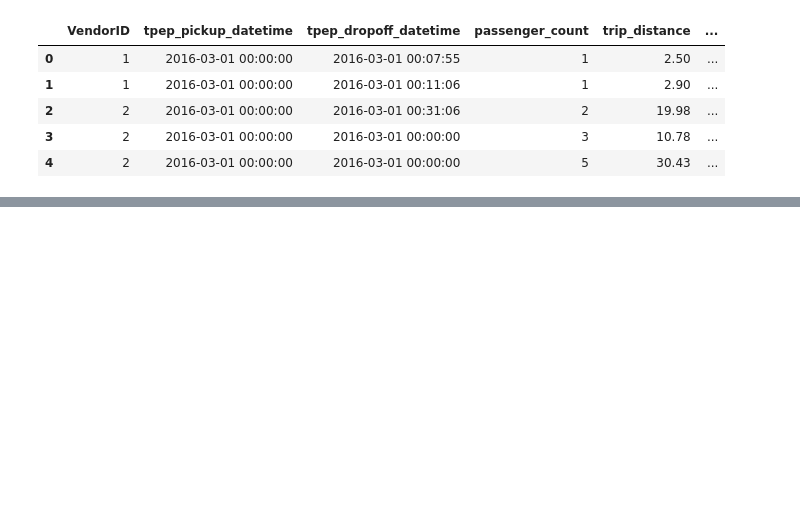
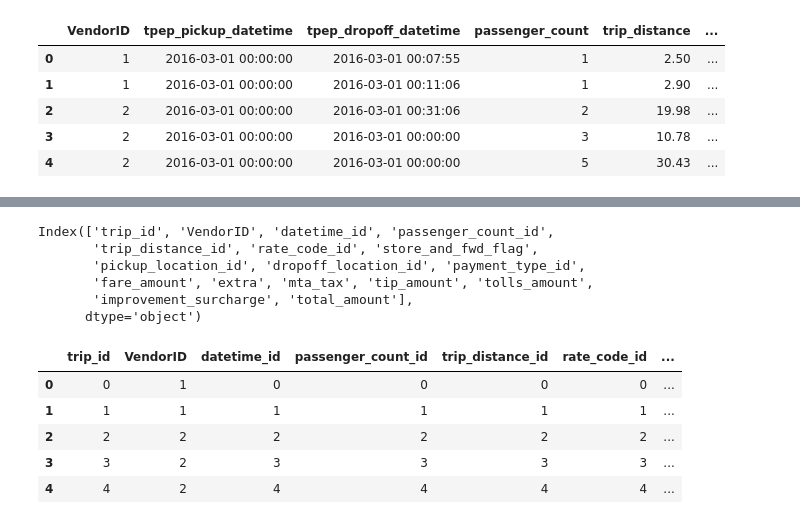
Before and after one commit to jaylai28/Uber-Project, a Jupyter notebook: data_transformation.ipynb, the cells around one changed output, grey strips where cells are left out. Cells and saved outputs as stored; diff of their text form; code cells hidden in the pictures; blank space fills up the shorter version.

```diff
--- a/data_transformation.ipynb
+++ b/data_transformation.ipynb
@@ -13,0 +164,17 @@ df.head()
+# %%
+rate_code_type = {1: "Standard rate"
+                 ,2: "JFK"
+                 ,3: "Newark"
+                 ,4: "Nassau or Westchester"
+                 ,5: "Negotiated fare"
+                 ,6: "Group ride"
+}
+
+rate_code_dim = df[['RatecodeID']].reset_index(drop=True)
+rate_code_dim['rate_code_id'] = rate_code_dim.index
+rate_code_dim['rate_code_name'] = rate_code_dim['RatecodeID'].map(rate_code_type)
+rate_code_dim = rate_code_dim[["rate_code_id"
+                                    ,"RatecodeID"
+                                    ,"rate_code_name"]]
+
+rate_code_dim.head()
@@ -13,0 +188,40 @@ df.head()
+# %%
+passenger_count_dim = df[['passenger_count']].reset_index(drop=True)
+passenger_count_dim['passenger_count_id'] = passenger_count_dim.index
+passenger_count_dim = passenger_count_dim[['passenger_count_id'
+                                            ,'passenger_count']]
+
+trip_distance_dim = df[['trip_distance']].reset_index(drop=True)
+trip_distance_dim['trip_distance_id'] = trip_distance_dim.index
+trip_distance_dim = trip_distance_dim[['trip_distance_id'
+                                        ,'trip_distance']]
+# %%
+fact_table = df.merge(passenger_count_dim, left_on='trip_id', right_on='passenger_count_id') \
+             .merge(trip_distance_dim, left_on='trip_id', right_on='trip_distance_id') \
+             .merge(rate_code_dim, left_on='trip_id', right_on='rate_code_id') \
+             .merge(pickup_location_dim, left_on='trip_id', right_on='pickup_location_id') \
+             .merge(dropoff_location_dim, left_on='trip_id', right_on='dropoff_location_id')\
+             .merge(datetime_dim, left_on='trip_id', right_on='datetime_id') \
+             .merge(payment_type_dim, left_on='trip_id', right_on='payment_type_id') \
+             [['trip_id','VendorID', 'datetime_id', 'passenger_count_id',
+               'trip_distance_id', 'rate_code_id', 'store_and_fwd_flag', 'pickup_location_id', 'dropoff_location_id',
+               'payment_type_id', 'fare_amount', 'extra', 'mta_tax', 'tip_amount', 'tolls_amount',
+               'improvement_surcharge', 'total_amount']]
+# %%
+fact_table.columns
+# %% [output]
+Index(['trip_id', 'VendorID', 'datetime_id', 'passenger_count_id',
+       'trip_distance_id', 'rate_code_id', 'store_and_fwd_flag',
+       'pickup_location_id', 'dropoff_location_id', 'payment_type_id',
+       'fare_amount', 'extra', 'mta_tax', 'tip_amount', 'tolls_amount',
+       'improvement_surcharge', 'total_amount'],
+      dtype='object')
+# %%
+fact_table.head()
+# %% [output]
+|  | trip_id | VendorID | datetime_id | passenger_count_id | trip_distance_id | rate_code_id | ... |
+| 0 | 0 | 1 | 0 | 0 | 0 | 0 | ... |
+| 1 | 1 | 1 | 1 | 1 | 1 | 1 | ... |
+| 2 | 2 | 2 | 2 | 2 | 2 | 2 | ... |
+| 3 | 3 | 2 | 3 | 3 | 3 | 3 | ... |
+| 4 | 4 | 2 | 4 | 4 | 4 | 4 | ... |
```
Also changed, not shown: parts of 10 cells of this notebook.
